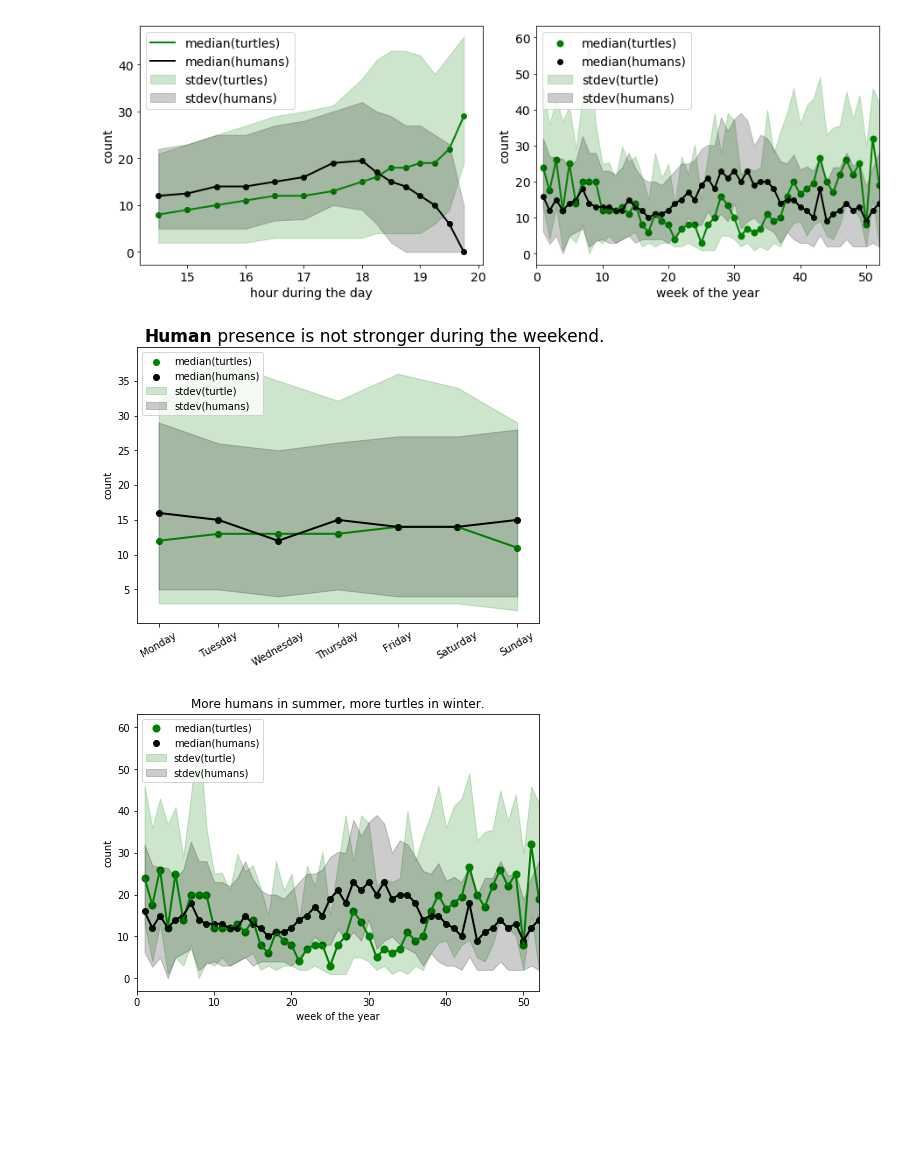
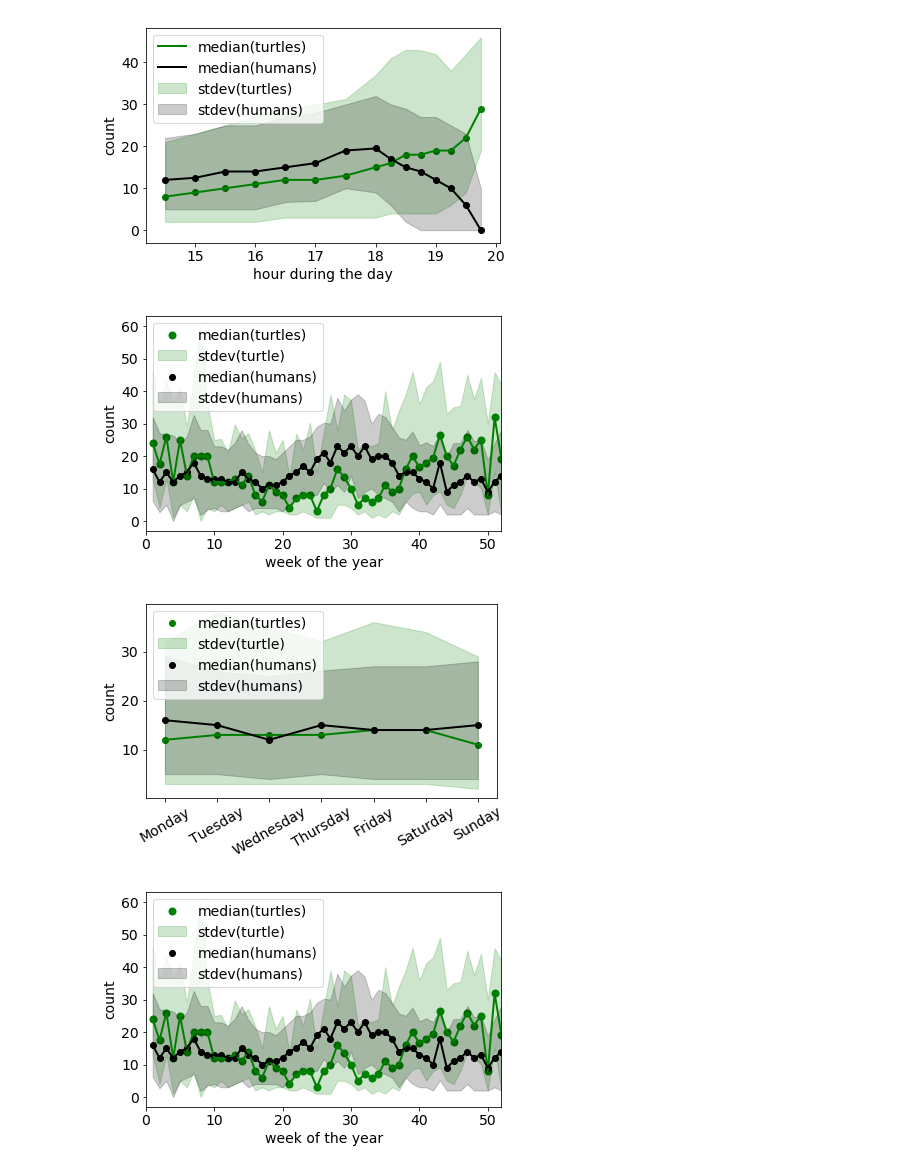
Before and after one commit to brown-ccv/turtles-HWF-Brown, a Jupyter notebook: src/data_explore.ipynb, the cells around one changed output. Drawn from its saved outputs; the diff is of its cells as text; code cells hidden in the pictures; blank space fills up the shorter version.

Commit message:
data collection and exploration in python3

```diff
--- a/src/data_explore.ipynb
+++ b/src/data_explore.ipynb
@@ -120,13 +39,13 @@ for i in range(len(unique_hours)):
     stdm[i,1] = np.percentile(nrP[float_hour == unique_hours[i]],16)
     stdp[i,1] = np.percentile(nrP[float_hour == unique_hours[i]],84)
 
-plt.figure(figsize=(6.4*2,4.8))
-plt.subplot(121)
+#plt.figure(figsize=(6.4*2,4.8))
+#plt.subplot(121)
 plt.plot(unique_hours,meds[:,0],color='g',linewidth=2,label='median(turtles)')
+plt.fill_between(unique_hours, stdm[:,0], stdp[:,0],alpha=0.2,color='g',label='stdev(turtles)')
 plt.scatter(unique_hours,meds[:,0],color='g')
+plt.scatter(unique_hours,meds[:,1],color='k')
 plt.plot(unique_hours,meds[:,1],color='k',linewidth=2,label='median(humans)')
-plt.scatter(unique_hours,meds[:,1],color='k')
-plt.fill_between(unique_hours, stdm[:,0], stdp[:,0],alpha=0.2,color='g',label='stdev(turtles)')
 plt.fill_between(unique_hours, stdm[:,1], stdp[:,1],alpha=0.2,color='k',label='stdev(humans)')
 #labelLines(plt.gca().get_lines(),zorder=2.5,backgroundcolor=None)
 plt.xlabel('hour during the day')
@@ -137,7 +56,7 @@ plt.ylabel('count')
 plt.legend(loc=2)
 plt.tight_layout()
 #plt.savefig('../results/daily_trends.png',dpi=150)
-#plt.show()
+plt.show()
 
 float_day = 1e0*pd.to_datetime(datetime).dt.week
 unique_days = np.unique(float_day)
@@ -147,37 +66,38 @@ stdp = np.zeros([len(unique_days),2])
 
 for i in range(len(unique_days)):
     meds[i,0] = np.median(nrT[float_day == unique_days[i]])
     stdm[i,0] = np.percentile(nrT[float_day == unique_days[i]],16)
     stdp[i,0] = np.percentile(nrT[float_day == unique_days[i]],84)
 
     meds[i,1] = np.median(nrP[float_day == unique_days[i]])
     stdm[i,1] = np.percentile(nrP[float_day == unique_days[i]],16)
     stdp[i,1] = np.percentile(nrP[float_day == unique_days[i]],84)
 
-plt.subplot(122)
+#plt.subplot(122)
 #plt.figure(figsize=(6.4,4.8))
 plt.plot(unique_days,meds[:,0],color='g',linewidth=2)
 #plt.text(unique_days[-1],meds[-1,0], 'turtles',color='g',va='center')
 plt.scatter(unique_days,meds[:,0],color='g',linewidth=2,label='median(turtles)')
+plt.fill_between(unique_days, stdm[:,0], stdp[:,0],alpha=0.2,color='g',label='stdev(turtle)')
 plt.plot(unique_days,meds[:,1],color='k',linewidth=2)
 plt.scatter(unique_days,meds[:,1],color='k',label='median(humans)')
-plt.fill_between(unique_days, stdm[:,0], stdp[:,0],alpha=0.2,color='g',label='stdev(turtle)')
 plt.fill_between(unique_days, stdm[:,1], stdp[:,1],alpha=0.2,color='k',label='stdev(humans)')
 plt.xlabel('week of the year')
 plt.ylabel('count')
 plt.xlim([0,52])
 #plt.title('More humans in the summer, more turtles in the winter.')
 #plt.text(-1.9, 63.5, "More", ha="right", va="bottom",fontsize=17)
 #plt.text(-1.9, 63.5, " humans", ha="left", va="bottom",fontweight='bold',fontsize=17)
 #plt.text(8.4, 63.5, "during the summer, more", ha="left", va="bottom",fontsize=17)
 #plt.text(42, 63.5, "turtles", ha="right", va="bottom",fontweight='bold',color='green',fontsize=17)
 #plt.text(42, 63.5, " during the winter.", ha="left", va="bottom",fontsize=17)
 plt.legend(loc=2)
 plt.tight_layout()
-plt.savefig('../results/data_explore.png',dpi=150)
+#plt.savefig('../results/data_explore.png',dpi=150)
 plt.show()
 # %% [output]
-[figure, old version]
+[figure, new version]
+[figure, added]
 # %%
 weekday = pd.to_datetime(datetime).dt.weekday
 unique_days = np.unique(weekday)
@@ -194,23 +114,23 @@ for i in range(len(unique_days)):
     stdm[i,1] = np.percentile(nrP[weekday == unique_days[i]],16)
     stdp[i,1] = np.percentile(nrP[weekday == unique_days[i]],84)
 
-plt.figure(figsize=(6.4,4.8))
+#plt.figure(figsize=(6.4,4.8))
 plt.plot(unique_days,meds[:,0],color='g',linewidth=2)
 plt.scatter(unique_days,meds[:,0],label='median(turtles)',color='g')
+plt.fill_between(unique_days, stdm[:,0], stdp[:,0],alpha=0.2,color='g',label='stdev(turtle)')
 plt.plot(unique_days,meds[:,1],color='k',linewidth=2)
 plt.scatter(unique_days,meds[:,1],label='median(humans)',color='k')
-plt.fill_between(unique_days, stdm[:,0], stdp[:,0],alpha=0.2,color='g',label='stdev(turtle)')
 plt.fill_between(unique_days, stdm[:,1], stdp[:,1],alpha=0.2,color='k',label='stdev(humans)')
 plt.xticks(range(7),['Monday','Tuesday','Wednesday','Thursday','Friday','Saturday','Sunday'],rotation=30)
 plt.ylabel('count')
 #plt.title('Human presence is not stronger during the weekend.')
-plt.text(0.9, 40, "Human", ha="right", va="bottom",fontweight='bold',fontsize=17)
-plt.text(0.9, 40, " presence is not stronger during the weekend.", ha="left", va="bottom",fontsize=17)
+#plt.text(0.9, 40, "Human", ha="right", va="bottom",fontweight='bold',fontsize=17)
+#plt.text(0.9, 40, " presence is not stronger during the weekend.", ha="left", va="bottom",fontsize=17)
 plt.legend(loc=2)
 plt.tight_layout()
 plt.show()
 # %% [output]
-[figure, old version]
+[figure, new version]
 # %%
 float_day = 1e0*pd.to_datetime(datetime).dt.week
 unique_days = np.unique(float_day)
@@ -227,18 +147,18 @@ for i in range(len(unique_days)):
     stdm[i,1] = np.percentile(nrP[float_day == unique_days[i]],16)
     stdp[i,1] = np.percentile(nrP[float_day == unique_days[i]],84)
 
-plt.figure(figsize=(6.4,4.8))
+#plt.figure(figsize=(6.4,4.8))
 plt.plot(unique_days,meds[:,0],color='g',linewidth=2)
 #plt.text(unique_days[-1],meds[-1,0], 'turtles',color='g',va='center')
 plt.scatter(unique_days,meds[:,0],color='g',linewidth=2,label='median(turtles)')
+plt.fill_between(unique_days, stdm[:,0], stdp[:,0],alpha=0.2,color='g',label='stdev(turtle)')
 plt.plot(unique_days,meds[:,1],color='k',linewidth=2)
 plt.scatter(unique_days,meds[:,1],color='k',label='median(humans)')
-plt.fill_between(unique_days, stdm[:,0], stdp[:,0],alpha=0.2,color='g',label='stdev(turtle)')
 plt.fill_between(unique_days, stdm[:,1], stdp[:,1],alpha=0.2,color='k',label='stdev(humans)')
 plt.xlabel('week of the year')
 plt.ylabel('count')
 plt.xlim([0,52])
-plt.title('More humans in summer, more turtles in winter.')
+#plt.title('More humans in summer, more turtles in winter.')
 #plt.text(-1.9, 63.5, "More", ha="right", va="bottom",fontsize=17)
 #plt.text(-1.9, 63.5, " humans", ha="left", va="bottom",fontweight='bold',fontsize=17)
 #plt.text(8.4, 63.5, "during the summer, more", ha="left", va="bottom",fontsize=17)
@@ -250,7 +170,7 @@ plt.savefig('../results/trends.png',dpi=150)
 
 plt.show()
 # %% [output]
-[figure, old version]
+[figure, new version]
 # %%
 year = 1e0*pd.to_datetime(datetime).dt.year
 #float_day = year + 1e0*pd.to_datetime(datetime).dt.week/52e0
```
Also changed, not shown: parts of 9 cells of this notebook, 8 other files.
